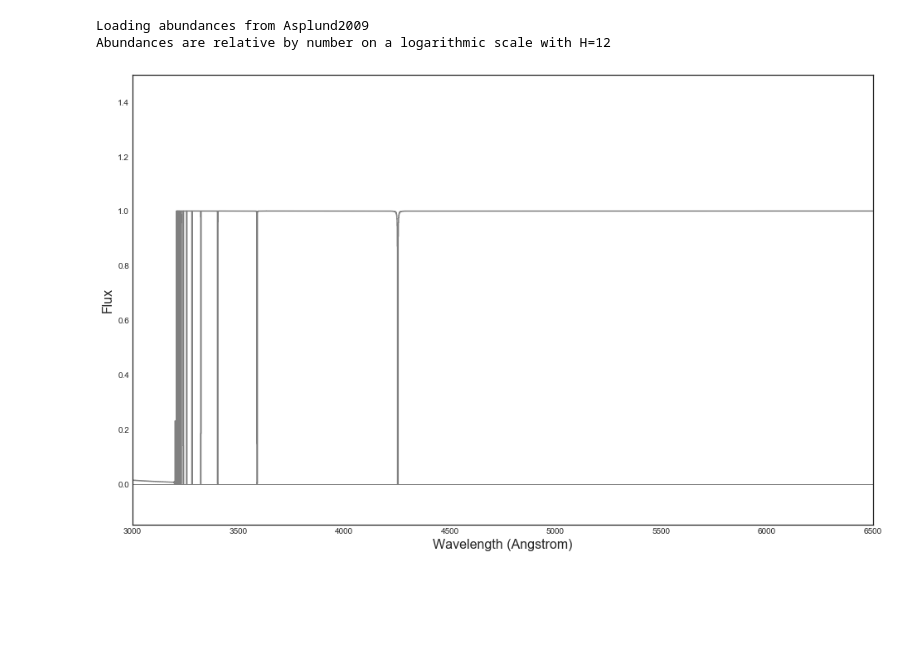
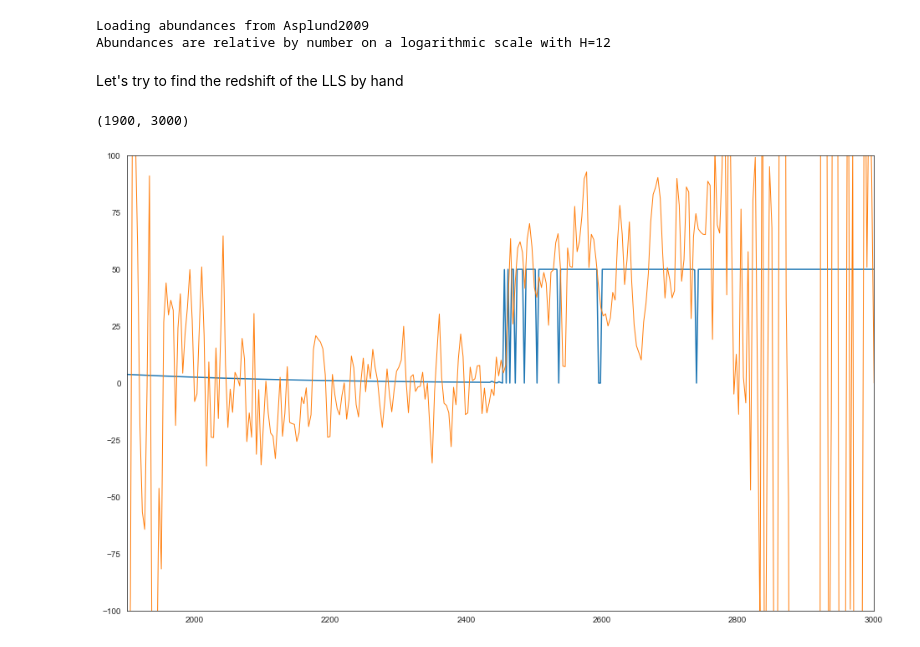
Before and after one commit to dobos/sdss_galex_lls, a Jupyter notebook: py/explore.ipynb, the cells around one changed output. Cells and saved outputs as stored; diff of their text form; code cells hidden in the pictures; blank space fills up the shorter version.

```diff
--- a/py/explore.ipynb
+++ b/py/explore.ipynb
@@ -218,6 +236,8 @@ from linetools.spectra.xspectrum1d import XSpectrum1D
 from pyigm.abssys import utils as igmau
 from pyigm.abssys.lls import LLSSystem
 # %%
-lls = LLSSystem((0.*u.deg, 0.*u.deg), 2.5, None, NHI=17.9)
+# Compute the model in restframe
+z = 0.0
+lls = LLSSystem((0.*u.deg, 0.*u.deg), z, None, NHI=17.9)
 lls
 # %% [output]
@@ -228,11 +248,25 @@ lls.fill_lls_lines()
 Loading abundances from Asplund2009
 Abundances are relative by number on a logarithmic scale with H=12
 # %%
-wave = np.arange(3000., 6500)
+# create a wavelength grid from scratch
+wave = np.arange(200., 2000)
+
+# use the wavelength grid from galex
+# but it should be redshifted!
+# wave = wl_fuv
+
 npix = len(wave)
 spec = XSpectrum1D.from_tuple((wave*u.AA,np.ones(npix)))
-# %%
-model = lls.flux_model(spec)
-model.plot()
-# %% [output]
-[figure, removed]
+# %% [markdown]
+Let's try to find the redshift of the LLS by hand
+# %%
+model = lls.flux_model(spec)
+#model.plot()
+
+plot(wave * (1 + 1.6), model.flux * 50)
+plot(wl_fuv, fl_fuv_c, lw=1)
+ylim(-100, 100)
+xlim(1900, 3000)
+# %% [output]
+(1900, 3000)
+[figure, added]
```
Also changed, not shown: parts of 7 cells of this notebook.
